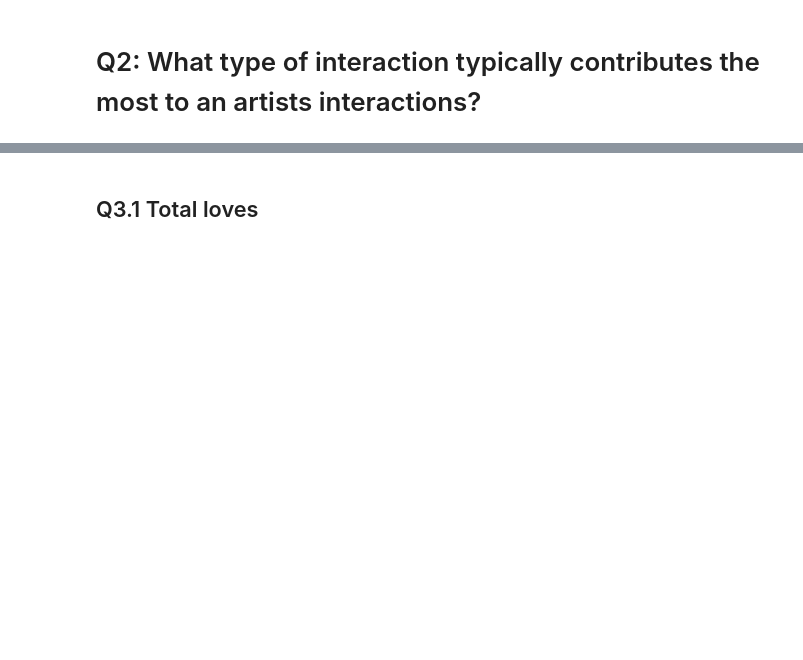
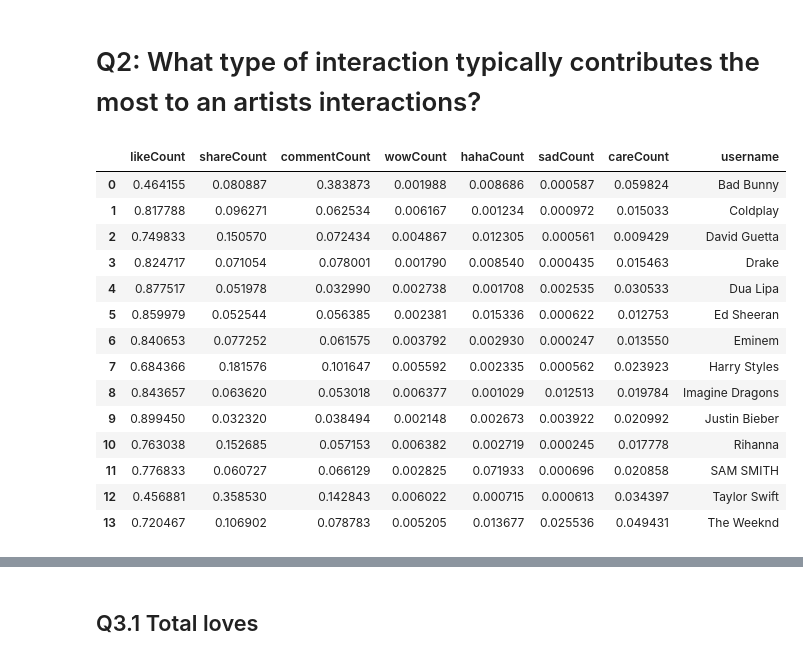
Before and after one commit to mr-devs/exploring_crowdtangle_lists, a Jupyter notebook: notebooks/exploring-musical-artists.ipynb, the cells around one changed output, grey strips where cells are left out. Cells and saved outputs as stored; diff of their text form; code cells hidden in the pictures; blank space fills up the shorter version.

```diff
--- a/notebooks/exploring-musical-artists.ipynb
+++ b/notebooks/exploring-musical-artists.ipynb
@@ -262,8 +341,26 @@ alt.layer(bars,text).configure_axis(
 # %% [markdown]
 # Q2: What type of interaction typically contributes the most to an artists interactions?
 # %%
-props = total_response_counts[responses].divide(, axis=0)
+props = total_response_counts[responses].divide(total_response_counts.sum(axis=1), axis=0)
 props['username'] = total_response_counts['username'].copy()
+# %%
+props
+# %% [output]
+|  | likeCount | shareCount | commentCount | wowCount | hahaCount | sadCount | careCount | username |
+| 0 | 0.464155 | 0.080887 | 0.383873 | 0.001988 | 0.008686 | 0.000587 | 0.059824 | Bad Bunny |
+| 1 | 0.817788 | 0.096271 | 0.062534 | 0.006167 | 0.001234 | 0.000972 | 0.015033 | Coldplay |
+| 2 | 0.749833 | 0.150570 | 0.072434 | 0.004867 | 0.012305 | 0.000561 | 0.009429 | David Guetta |
+| 3 | 0.824717 | 0.071054 | 0.078001 | 0.001790 | 0.008540 | 0.000435 | 0.015463 | Drake |
+| 4 | 0.877517 | 0.051978 | 0.032990 | 0.002738 | 0.001708 | 0.002535 | 0.030533 | Dua Lipa |
+| 5 | 0.859979 | 0.052544 | 0.056385 | 0.002381 | 0.015336 | 0.000622 | 0.012753 | Ed Sheeran |
+| 6 | 0.840653 | 0.077252 | 0.061575 | 0.003792 | 0.002930 | 0.000247 | 0.013550 | Eminem |
+| 7 | 0.684366 | 0.181576 | 0.101647 | 0.005592 | 0.002335 | 0.000562 | 0.023923 | Harry Styles |
+| 8 | 0.843657 | 0.063620 | 0.053018 | 0.006377 | 0.001029 | 0.012513 | 0.019784 | Imagine Dragons |
+| 9 | 0.899450 | 0.032320 | 0.038494 | 0.002148 | 0.002673 | 0.003922 | 0.020992 | Justin Bieber |
+| 10 | 0.763038 | 0.152685 | 0.057153 | 0.006382 | 0.002719 | 0.000245 | 0.017778 | Rihanna |
+| 11 | 0.776833 | 0.060727 | 0.066129 | 0.002825 | 0.071933 | 0.000696 | 0.020858 | SAM SMITH |
+| 12 | 0.456881 | 0.358530 | 0.142843 | 0.006022 | 0.000715 | 0.000613 | 0.034397 | Taylor Swift |
+| 13 | 0.720467 | 0.106902 | 0.078783 | 0.005205 | 0.013677 | 0.025536 | 0.049431 | The Weeknd |
 # %%
 alt.Chart(
     props.melt(id_vars='username'),
```
Also changed, not shown: parts of 75 cells of this notebook.
